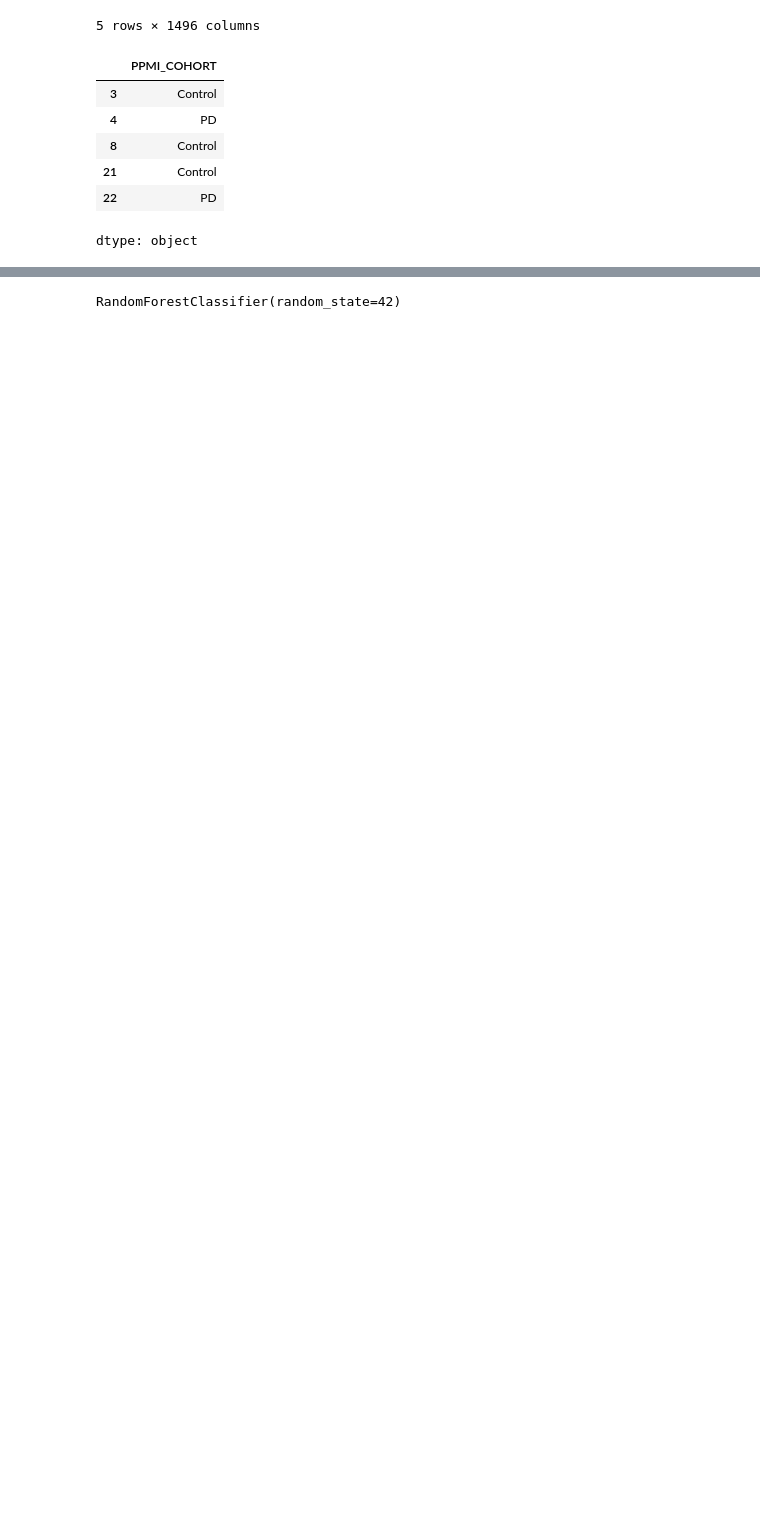
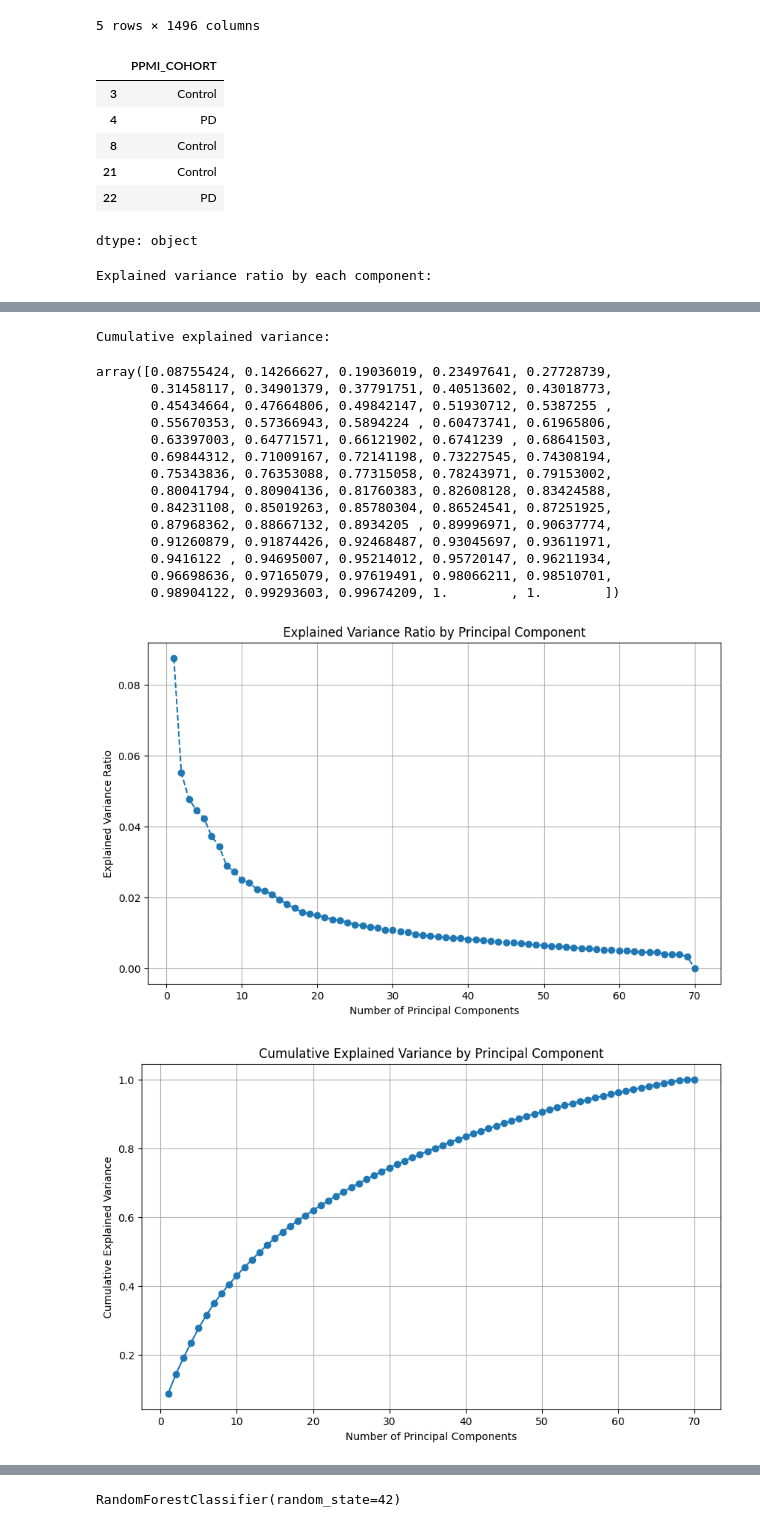
Before and after one commit to zrsteff/CSC587-PD-Project, a Jupyter notebook: PD_Project_Group_1.ipynb, the cells around one changed output, grey strips where cells are left out. Drawn from its saved outputs; the diff is of its cells as text; code cells hidden in the pictures; blank space fills up the shorter version.

```diff
--- a/PD_Project_Group_1.ipynb
+++ b/PD_Project_Group_1.ipynb
@@ -164,3 +246,43 @@ display(target_series.head())
 | 21 | Control |
 | 22 | PD |
 dtype: object
+# %%
+from sklearn.decomposition import PCA
+import numpy as np
+
+# Instantiate PCA
+pca = PCA()
+
+# Fit PCA on the features data
+pca.fit(features_df)
+
+# Calculate cumulative explained variance
+cumulative_explained_variance = np.cumsum(pca.explained_variance_ratio_)
+
+# Display the explained variance ratio by each component
+print("Explained variance ratio by each component:")
+display(pca.explained_variance_ratio_)
+
+# Display cumulative explained variance
+print("\nCumulative explained variance:")
+display(cumulative_explained_variance)
+
+# Plot the explained variance ratio
+plt.figure(figsize=(10, 6))
+plt.plot(range(1, len(pca.explained_variance_ratio_) + 1), pca.explained_variance_ratio_, marker='o', linestyle='--')
+plt.title('Explained Variance Ratio by Principal Component')
+plt.xlabel('Number of Principal Components')
+plt.ylabel('Explained Variance Ratio')
+plt.grid(True)
+plt.show()
+
+# Plot cumulative explained variance
+plt.figure(figsize=(10, 6))
+plt.plot(range(1, len(cumulative_explained_variance) + 1), cumulative_explained_variance, marker='o', linestyle='-')
+plt.title('Cumulative Explained Variance by Principal Component')
+plt.xlabel('Number of Principal Components')
+plt.ylabel('Cumulative Explained Variance')
+plt.grid(True)
+plt.show()
+# %% [output]
+Explained variance ratio by each component:
@@ -166,0 +307,17 @@ dtype: object
+Cumulative explained variance:
+array([0.08755424, 0.14266627, 0.19036019, 0.23497641, 0.27728739,
+       0.31458117, 0.34901379, 0.37791751, 0.40513602, 0.43018773,
+       0.45434664, 0.47664806, 0.49842147, 0.51930712, 0.5387255 ,
+       0.55670353, 0.57366943, 0.5894224 , 0.60473741, 0.61965806,
+       0.63397003, 0.64771571, 0.66121902, 0.6741239 , 0.68641503,
+       0.69844312, 0.71009167, 0.72141198, 0.73227545, 0.74308194,
+       0.75343836, 0.76353088, 0.77315058, 0.78243971, 0.79153002,
+       0.80041794, 0.80904136, 0.81760383, 0.82608128, 0.83424588,
+       0.84231108, 0.85019263, 0.85780304, 0.86524541, 0.87251925,
+       0.87968362, 0.88667132, 0.8934205 , 0.89996971, 0.90637774,
+       0.91260879, 0.91874426, 0.92468487, 0.93045697, 0.93611971,
+       0.9416122 , 0.94695007, 0.95214012, 0.95720147, 0.96211934,
+       0.96698636, 0.97165079, 0.97619491, 0.98066211, 0.98510701,
+       0.98904122, 0.99293603, 0.99674209, 1.        , 1.        ])
+[figure, added]
+[figure, added]
```
Also changed, not shown: parts of 40 cells of this notebook.
